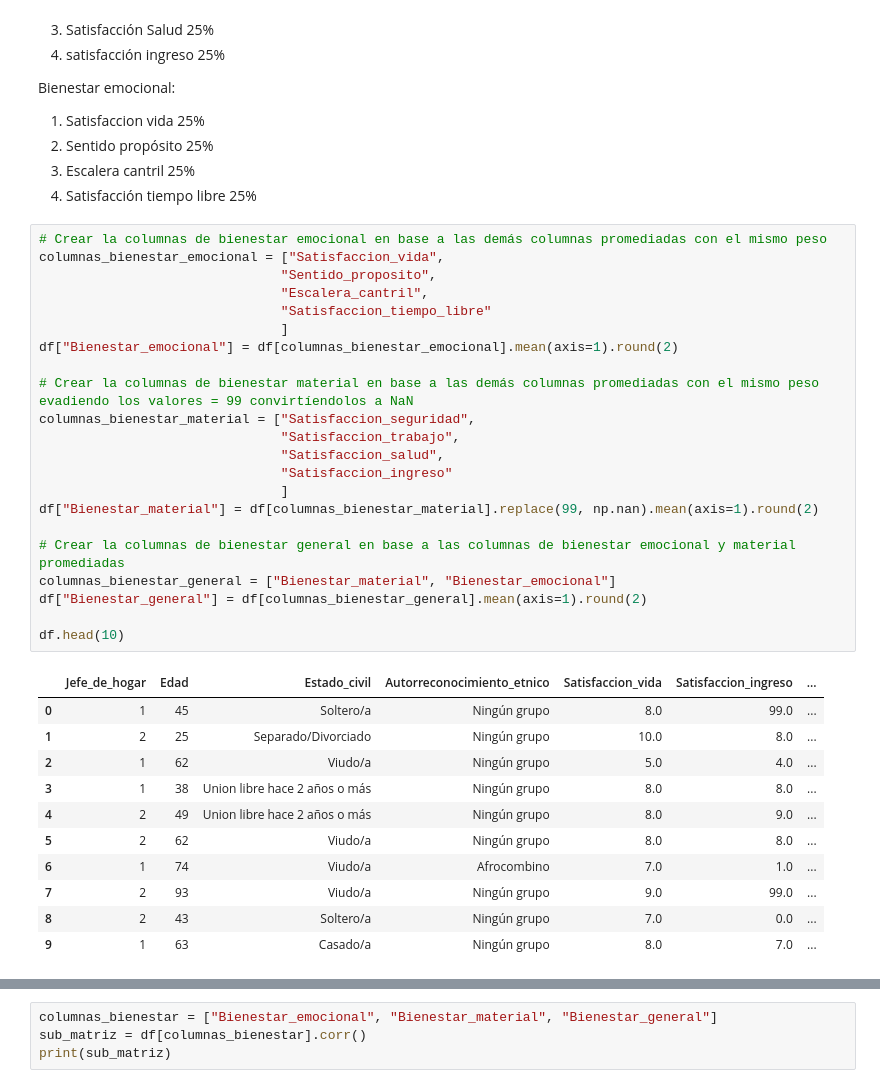
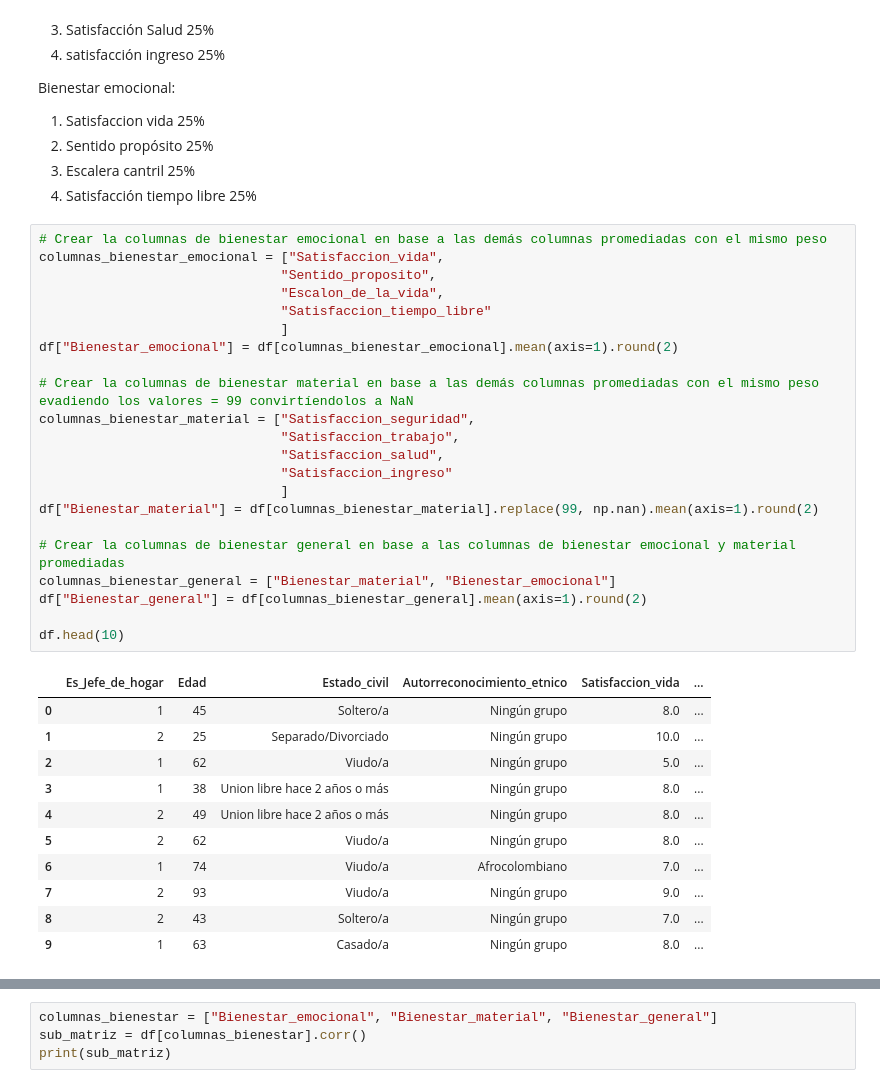
Before and after one commit to Trio-Maravilla/Primer-Proyecto-, a Jupyter notebook: notebooks/data_analysis_Leo.ipynb, the cells around one changed output, grey strips where cells are left out. Saved outputs shown, nothing was run; the diff lists cells and outputs as text.

```diff
--- a/notebooks/data_analysis_Leo.ipynb
+++ b/notebooks/data_analysis_Leo.ipynb
@@ -40,37 +40,37 @@ Bienestar emocional:
 # %%
 # Crear la columnas de bienestar emocional en base a las demás columnas promediadas con el mismo peso
 columnas_bienestar_emocional = ["Satisfaccion_vida",
                                "Sentido_proposito",
-                               "Escalera_cantril",
+                               "Escalon_de_la_vida",
                                "Satisfaccion_tiempo_libre"
                                ]
 df["Bienestar_emocional"] = df[columnas_bienestar_emocional].mean(axis=1).round(2)
 
 # Crear la columnas de bienestar material en base a las demás columnas promediadas con el mismo peso evadiendo los valores = 99 convirtíendolos a NaN
 columnas_bienestar_material = ["Satisfaccion_seguridad",
                                "Satisfaccion_trabajo",
                                "Satisfaccion_salud",
                                "Satisfaccion_ingreso"
                                ]
 df["Bienestar_material"] = df[columnas_bienestar_material].replace(99, np.nan).mean(axis=1).round(2)
 
 # Crear la columnas de bienestar general en base a las columnas de bienestar emocional y material promediadas
 columnas_bienestar_general = ["Bienestar_material", "Bienestar_emocional"]
 df["Bienestar_general"] = df[columnas_bienestar_general].mean(axis=1).round(2)
 
 df.head(10)
 # %% [output]
-|  | Jefe_de_hogar | Edad | Estado_civil | Autorreconocimiento_etnico | Satisfaccion_vida | Satisfaccion_ingreso | ... |
-| 0 | 1 | 45 | Soltero/a | Ningún grupo | 8.0 | 99.0 | ... |
-| 1 | 2 | 25 | Separado/Divorciado | Ningún grupo | 10.0 | 8.0 | ... |
-| 2 | 1 | 62 | Viudo/a | Ningún grupo | 5.0 | 4.0 | ... |
-| 3 | 1 | 38 | Union libre hace 2 años o más | Ningún grupo | 8.0 | 8.0 | ... |
-| 4 | 2 | 49 | Union libre hace 2 años o más | Ningún grupo | 8.0 | 9.0 | ... |
-| 5 | 2 | 62 | Viudo/a | Ningún grupo | 8.0 | 8.0 | ... |
-| 6 | 1 | 74 | Viudo/a | Afrocombino | 7.0 | 1.0 | ... |
-| 7 | 2 | 93 | Viudo/a | Ningún grupo | 9.0 | 99.0 | ... |
-| 8 | 2 | 43 | Soltero/a | Ningún grupo | 7.0 | 0.0 | ... |
-| 9 | 1 | 63 | Casado/a | Ningún grupo | 8.0 | 7.0 | ... |
+|  | Es_Jefe_de_hogar | Edad | Estado_civil | Autorreconocimiento_etnico | Satisfaccion_vida | ... |
+| 0 | 1 | 45 | Soltero/a | Ningún grupo | 8.0 | ... |
+| 1 | 2 | 25 | Separado/Divorciado | Ningún grupo | 10.0 | ... |
+| 2 | 1 | 62 | Viudo/a | Ningún grupo | 5.0 | ... |
+| 3 | 1 | 38 | Union libre hace 2 años o más | Ningún grupo | 8.0 | ... |
+| 4 | 2 | 49 | Union libre hace 2 años o más | Ningún grupo | 8.0 | ... |
+| 5 | 2 | 62 | Viudo/a | Ningún grupo | 8.0 | ... |
+| 6 | 1 | 74 | Viudo/a | Afrocolombiano | 7.0 | ... |
+| 7 | 2 | 93 | Viudo/a | Ningún grupo | 9.0 | ... |
+| 8 | 2 | 43 | Soltero/a | Ningún grupo | 7.0 | ... |
+| 9 | 1 | 63 | Casado/a | Ningún grupo | 8.0 | ... |
 # %%
 df["Autorreconocimiento_etnico"].value_counts()
 # %% [output]
```
Also changed, not shown: parts of 5 cells of this notebook.
